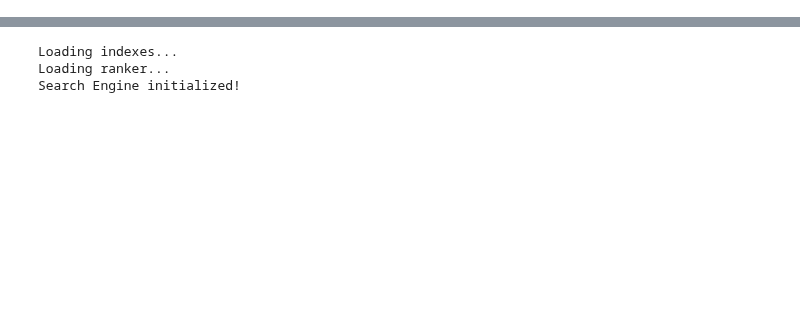
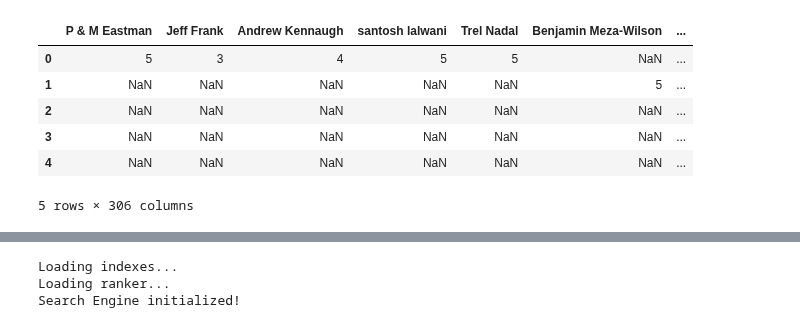
Before and after one commit to priest-yang/Electrifind, a Jupyter notebook: src/evaluation.ipynb, the cells around one changed output, grey strips where cells are left out. Saved outputs shown, nothing was run; the diff lists cells and outputs as text; code cells hidden in the pictures; blank space fills up the shorter version.

```diff
--- a/src/evaluation.ipynb
+++ b/src/evaluation.ipynb
@@ -11,0 +21,24 @@ RELEVANCE_TEST_PATH = DATA_PATH + 'relevance.dev.csv'
+# %%
+dataset_df = pd.read_csv(
+    '../data/Google_Map_review_data_AA_DTW.csv', sep=',', header=0)
+authors_list = dataset_df.author_name.unique()
+stations_list = []
+coor_list = set()
+for row in dataset_df.itertuples():
+    if (float(row.lat), float(row.lng)) not in coor_list:
+        coor_list.add((float(row.lat), float(row.lng)))
+        stations_list.append(row.name)
+score_index = pd.DataFrame(
+    index=stations_list, columns=authors_list)
+for row in dataset_df.itertuples():
+    score_index.loc[row.name, row.author_name] = row.rating
+score_index.reset_index(drop=True, inplace=True)
+score_index.head()
+# %% [output]
+|  | P & M Eastman | Jeff Frank | Andrew Kennaugh | santosh lalwani | Trel Nadal | Benjamin Meza-Wilson | ... |
+| 0 | 5 | 3 | 4 | 5 | 5 | NaN | ... |
+| 1 | NaN | NaN | NaN | NaN | NaN | 5 | ... |
+| 2 | NaN | NaN | NaN | NaN | NaN | NaN | ... |
+| 3 | NaN | NaN | NaN | NaN | NaN | NaN | ... |
+| 4 | NaN | NaN | NaN | NaN | NaN | NaN | ... |
+5 rows × 306 columns
```
Also changed, not shown: parts of 6 cells of this notebook, 3 other files.
